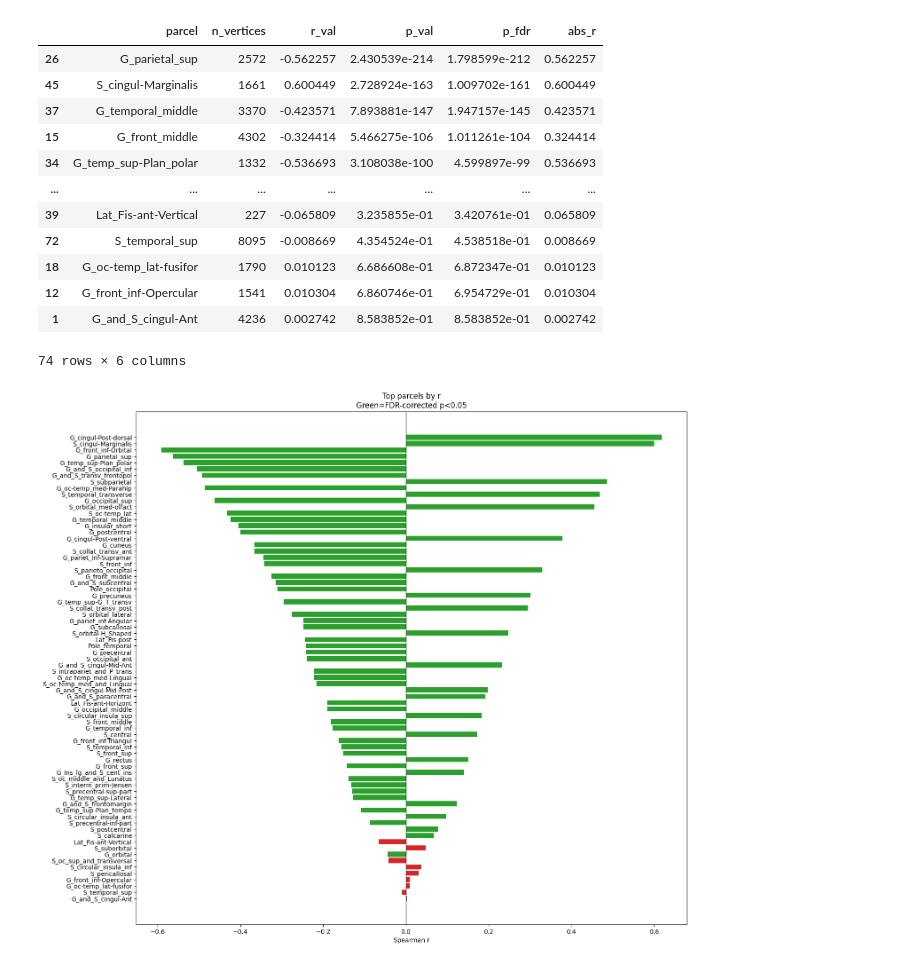
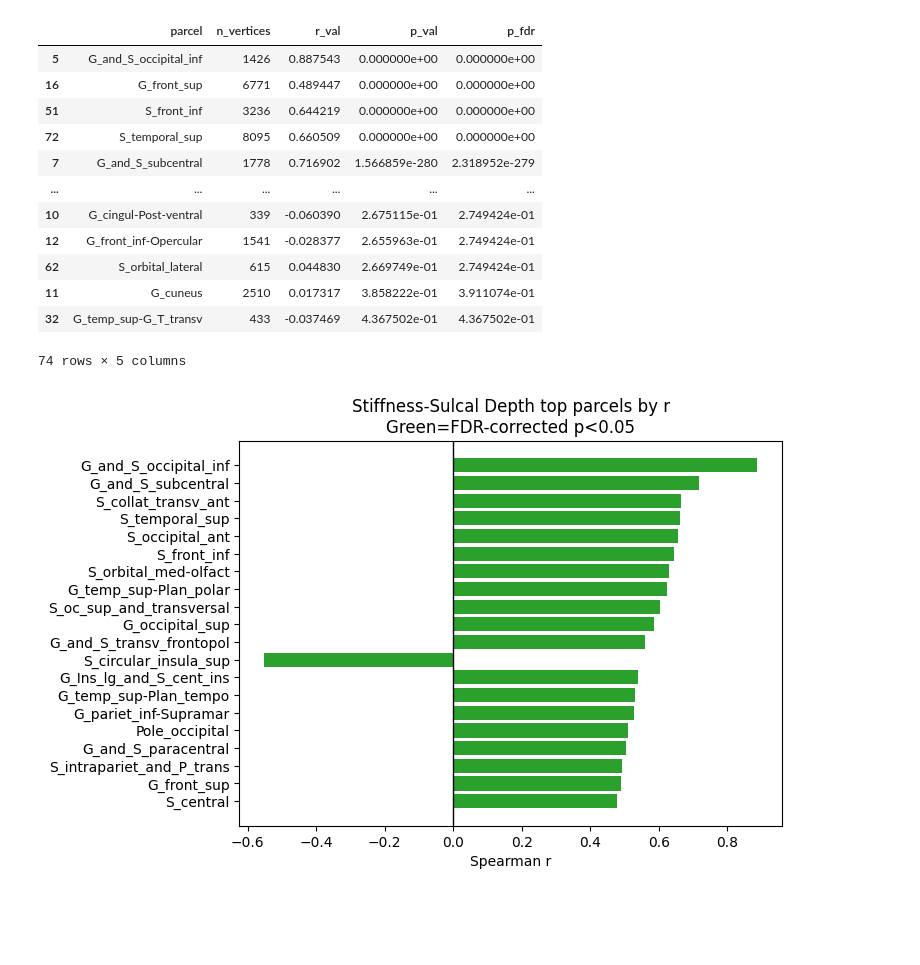
Before and after one commit to oana226/thesis, a Jupyter notebook: Regions.ipynb, the cells around one changed output. Cells and saved outputs as stored; diff of their text form; code cells hidden in the pictures; blank space fills up the shorter version.

```diff
--- a/Regions.ipynb
+++ b/Regions.ipynb
@@ -5,7 +5,7 @@ from pathlib import Path
 subid = "0001"
 
 # Base directories
-udel_dir = Path("/home/oana/UDel/UDELData")
+udel_dir = Path("/home/oana/UDel")
 udel_subj = udel_dir/f"U01_UDEL_{subid}_01_v3"
 udel_anatomy = udel_subj/f"U01_UDEL_{subid}_01_SLANT"
 fs_dir = udel_dir / "fsruns" / subid
@@ -18,10 +18,15 @@ mre_files = {
     "real": mre_dir / "MRE_real_in_T1_space.nii.gz",
     "imag": mre_dir / "MRE_imag_in_T1_space.nii.gz",
 }
-t1_path=fs_dir/"mri/T1.mgz"
+#t1w_path=fs_dir/"mri/T1.mgz"
 # T1W and T2w paths for later myelin calculation
-t1w_path = udel_anatomy/f"U01_UDEL_{subid}_01_MPRAGEPre_norm_deface.nii.gz"
-t2w_path = udel_anatomy/f"U01_UDEL_{subid}_01_3DT2_norm.nii.gz"
+#t1w_path = udel_anatomy/f"U01_UDEL_{subid}_01_MPRAGEPre_norm_deface.nii.gz"
+#t2w_path = udel_anatomy/f"U01_UDEL_{subid}_01_3DT2_norm.nii.gz"
+t1w_path = mre_dir/"T1_MNI_in_fs_space.nii.gz"
+t2w_path = mre_dir/"T2_MNI_in_fs_space.nii.gz"
+#udel_anatomy/f"U01_UDEL_{subid}_01_3DT2_norm.nii.gz"
+
+brainmask_path = mre_dir /"brainmask_fs.nii.gz"
 # %%
 import numpy as np
 import nibabel as nib
@@ -45,9 +50,9 @@ mid_layers = {
 }
 
 
-#mask_img = nib.load(str(brainmask_dir))
-#mask_data = mask_img.get_fdata()
-#mask_affine = mask_img.affine
+mask_img = nib.load(str(brainmask_path))
+mask_data = mask_img.get_fdata()
+mask_binary = mask_data > 0  # inside brain
 
 #surface_brainmask = {hemi: mid_layers[hemi].interpolate_to_nodes(mask_data, mask_affine) for hemi in ["lh","rh"]}
 
@@ -76,12 +81,12 @@ t2_data = t2_img.get_fdata()
 t1_affine = t1_img.affine
 
 
-#t1_masked = np.where(mask_data, t1_data, np.nan)
-#t2_masked = np.where(mask_data, t2_data, np.nan)
+t1_masked = np.where(mask_binary, t1_data, 0)
+t2_masked = np.where(mask_binary, t2_data, 0)
 
 #compute ratio only there both images arep positive
-valid = (t1_data > 0) & (t2_data > 0)
-myelin_data = np.where(valid, t1_data/(t2_data + 1e-3), 0)
+valid = (t1_masked > 0) & (t2_masked > 0)
+myelin_data = np.where(valid, t1_masked/(t2_masked + 1e-3), 0)
 
 # Interpolate myelin map to surface
 surface_myelin = {hemi: mid_layers[hemi].interpolate_to_nodes(myelin_data, t1_affine) for hemi in ["lh", "rh"]}
@@ -186,7 +223,7 @@ for parcel, g in df.groupby("parcel"):
     if len(g)<50:
         continue
 
-    r,p=spearmanr(g["stiffness"],g["curvature"],nan_policy="omit")
+    r,p=spearmanr(g["stiffness"],g["sulcal_depth"],nan_policy="omit")
 
     results.append({
         "parcel":parcel,
@@ -217,30 +254,30 @@ from statsmodels.stats.multitest import multipletests
 parcel_stats["p_fdr"]=multipletests(parcel_stats["p_val"],method="fdr_bh")[1]
 parcel_stats.sort_values("p_fdr",ascending=True)
 # %% [output]
-|  | parcel | n_vertices | r_val | p_val | p_fdr | abs_r |
-| 26 | G_parietal_sup | 2572 | -0.562257 | 2.430539e-214 | 1.798599e-212 | 0.562257 |
-| 45 | S_cingul-Marginalis | 1661 | 0.600449 | 2.728924e-163 | 1.009702e-161 | 0.600449 |
-| 37 | G_temporal_middle | 3370 | -0.423571 | 7.893881e-147 | 1.947157e-145 | 0.423571 |
-| 15 | G_front_middle | 4302 | -0.324414 | 5.466275e-106 | 1.011261e-104 | 0.324414 |
-| 34 | G_temp_sup-Plan_polar | 1332 | -0.536693 | 3.108038e-100 | 4.599897e-99 | 0.536693 |
-| ... | ... | ... | ... | ... | ... | ... |
-| 39 | Lat_Fis-ant-Vertical | 227 | -0.065809 | 3.235855e-01 | 3.420761e-01 | 0.065809 |
-| 72 | S_temporal_sup | 8095 | -0.008669 | 4.354524e-01 | 4.538518e-01 | 0.008669 |
-| 18 | G_oc-temp_lat-fusifor | 1790 | 0.010123 | 6.686608e-01 | 6.872347e-01 | 0.010123 |
-| 12 | G_front_inf-Opercular | 1541 | 0.010304 | 6.860746e-01 | 6.954729e-01 | 0.010304 |
-| 1 | G_and_S_cingul-Ant | 4236 | 0.002742 | 8.583852e-01 | 8.583852e-01 | 0.002742 |
+|  | parcel | n_vertices | r_val | p_val | p_fdr |
+| 5 | G_and_S_occipital_inf | 1426 | 0.887543 | 0.000000e+00 | 0.000000e+00 |
+| 16 | G_front_sup | 6771 | 0.489447 | 0.000000e+00 | 0.000000e+00 |
+| 51 | S_front_inf | 3236 | 0.644219 | 0.000000e+00 | 0.000000e+00 |
+| 72 | S_temporal_sup | 8095 | 0.660509 | 0.000000e+00 | 0.000000e+00 |
+| 7 | G_and_S_subcentral | 1778 | 0.716902 | 1.566859e-280 | 2.318952e-279 |
+| ... | ... | ... | ... | ... | ... |
+| 10 | G_cingul-Post-ventral | 339 | -0.060390 | 2.675115e-01 | 2.749424e-01 |
+| 12 | G_front_inf-Opercular | 1541 | -0.028377 | 2.655963e-01 | 2.749424e-01 |
+| 62 | S_orbital_lateral | 615 | 0.044830 | 2.669749e-01 | 2.749424e-01 |
+| 11 | G_cuneus | 2510 | 0.017317 | 3.858222e-01 | 3.911074e-01 |
+| 32 | G_temp_sup-G_T_transv | 433 | -0.037469 | 4.367502e-01 | 4.367502e-01 |
-74 rows × 6 columns
+74 rows × 5 columns
 # %%
 parcel_stats["abs_r"]=parcel_stats["r_val"].abs()
-top=parcel_stats.sort_values("abs_r",ascending=False).head(74)
+top=parcel_stats.sort_values("abs_r",ascending=False).head(20)
 colors=["tab:green" if p<0.05 else "tab:red" for p in top["p_fdr"]]
 
-plt.figure(figsize=(16,15))
+plt.figure(figsize=(7,5))
 plt.barh(top["parcel"],top["r_val"], color=colors)
 plt.axvline(0,color="k",lw=1)
 plt.xlabel("Spearman r")
-plt.title("Top parcels by r\nGreen=FDR-corrected p<0.05")
+plt.title("Stiffness-Sulcal Depth top parcels by r\nGreen=FDR-corrected p<0.05")
 plt.gca().invert_yaxis()
 plt.show()
 # %% [output]
-[figure, old version]
+[figure, new version]
```
Also changed, not shown: parts of 13 cells of this notebook.
